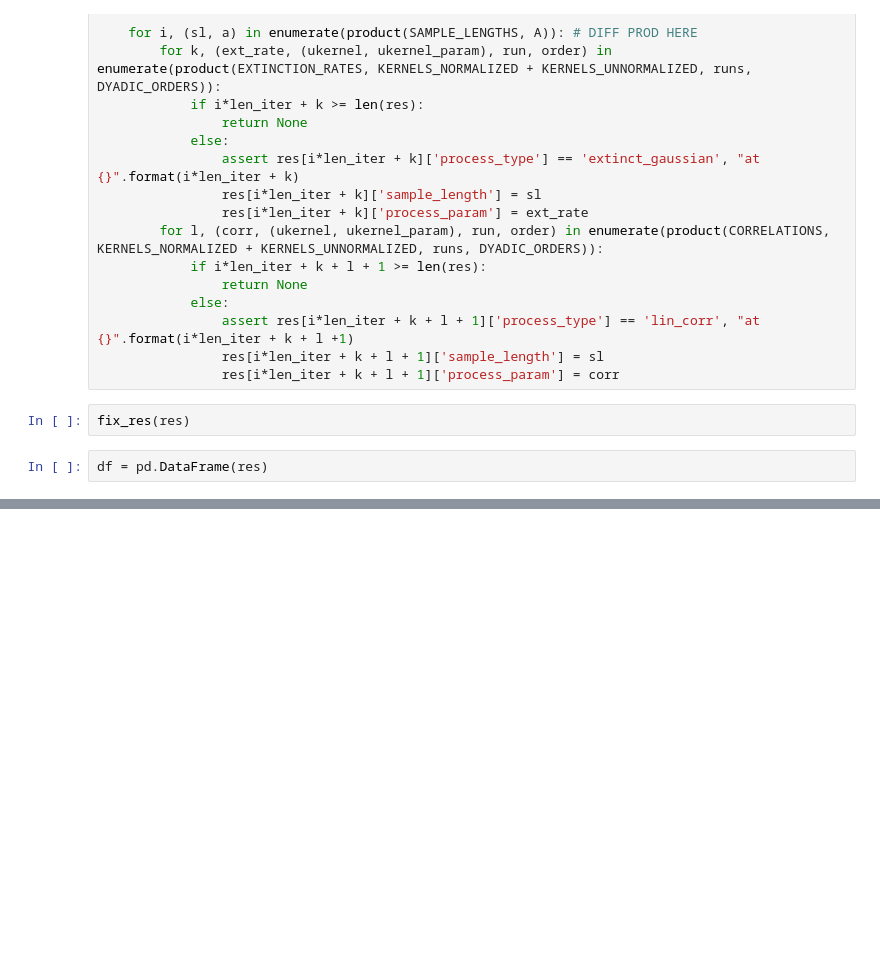
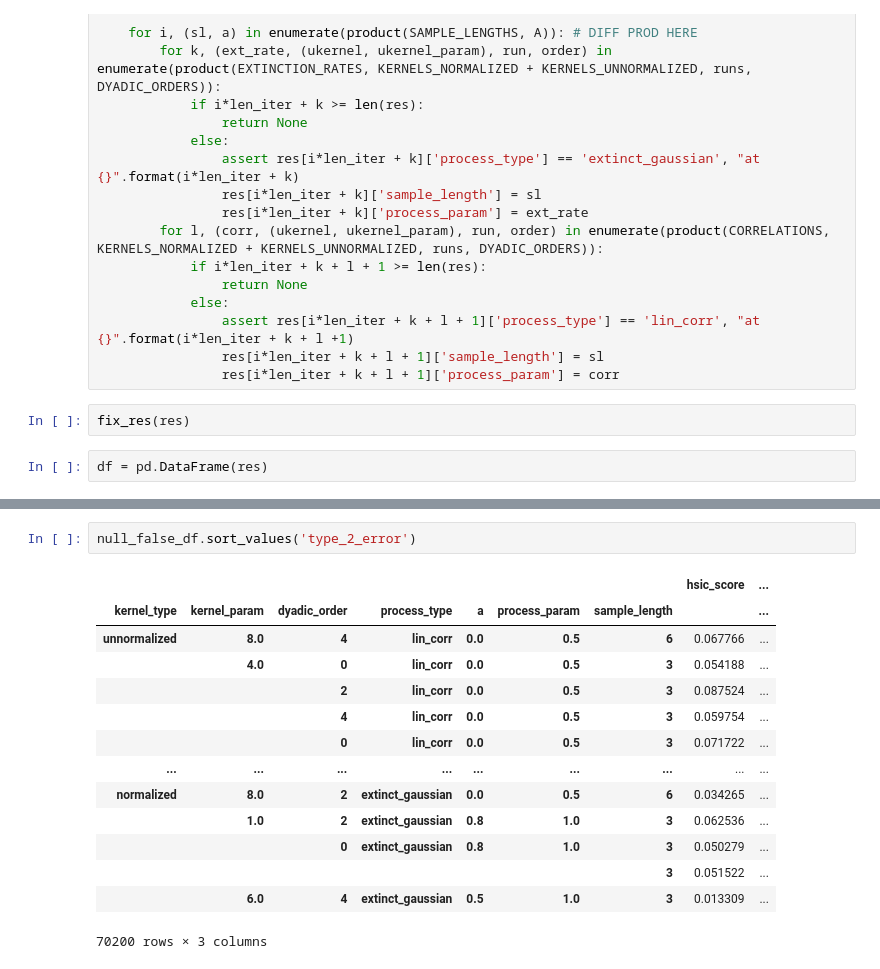
Before and after one commit to ocmob/sig_hsic_independence_test, a Jupyter notebook: notebooks/grand_hsic_test_results_analysis.ipynb, the cells around one changed output, grey strips where cells are left out. Saved outputs shown, nothing was run; the diff lists cells and outputs as text; blank space fills up the shorter version.

```diff
--- a/notebooks/grand_hsic_test_results_analysis.ipynb
+++ b/notebooks/grand_hsic_test_results_analysis.ipynb
@@ -74,0 +103,17 @@ nice_df.loc[('normalized', 4.0, 0, 'extinct_gaussian', 0.0, 0.0, 3)]['hsic_score
+# %%
+null_false_df.sort_values('type_2_error')
+# %% [output]
+|  |  |  |  |  |  |  | hsic_score | ... |
+| kernel_type | kernel_param | dyadic_order | process_type | a | process_param | sample_length |  | ... |
+| unnormalized | 8.0 | 4 | lin_corr | 0.0 | 0.5 | 6 | 0.067766 | ... |
+|  | 4.0 | 0 | lin_corr | 0.0 | 0.5 | 3 | 0.054188 | ... |
+|  |  | 2 | lin_corr | 0.0 | 0.5 | 3 | 0.087524 | ... |
+|  |  | 4 | lin_corr | 0.0 | 0.5 | 3 | 0.059754 | ... |
+|  |  | 0 | lin_corr | 0.0 | 0.5 | 3 | 0.071722 | ... |
+| ... | ... | ... | ... | ... | ... | ... | ... | ... |
+| normalized | 8.0 | 2 | extinct_gaussian | 0.0 | 0.5 | 6 | 0.034265 | ... |
+|  | 1.0 | 2 | extinct_gaussian | 0.8 | 1.0 | 3 | 0.062536 | ... |
+|  |  | 0 | extinct_gaussian | 0.8 | 1.0 | 3 | 0.050279 | ... |
+|  |  |  |  |  |  | 3 | 0.051522 | ... |
+|  | 6.0 | 4 | extinct_gaussian | 0.5 | 1.0 | 3 | 0.013309 | ... |
+70200 rows × 3 columns
```
Also changed, not shown: parts of 44 cells of this notebook.
